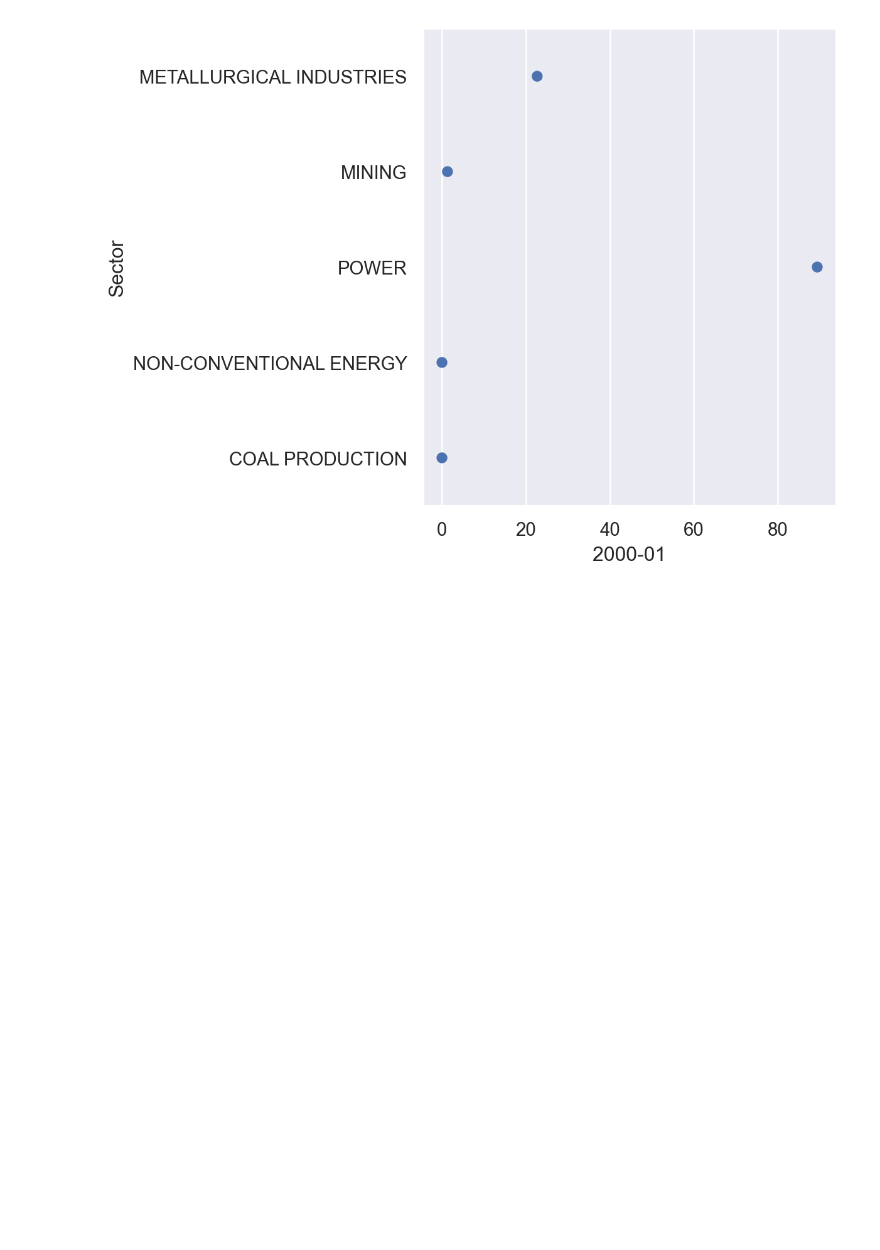
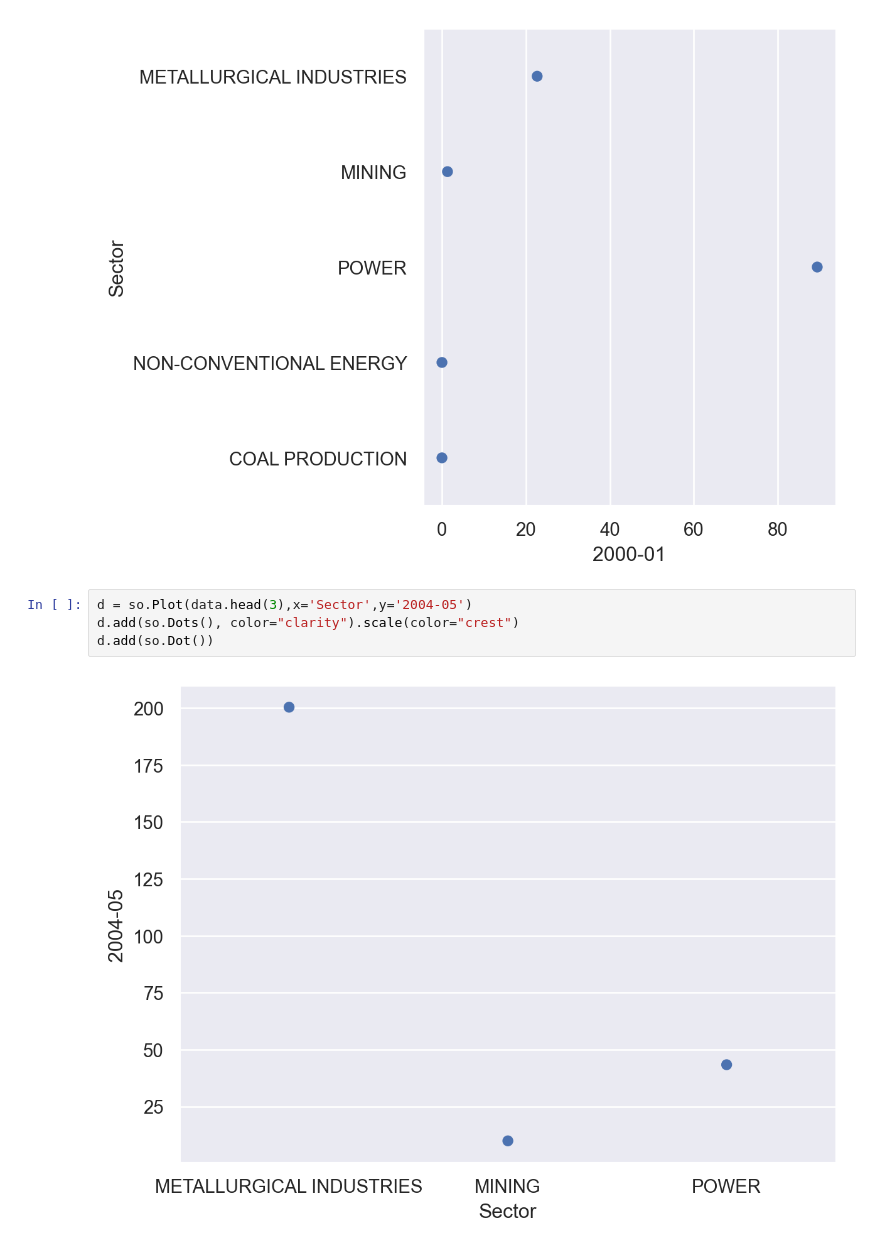
Before and after one commit to Apurv48/Foreign-Direct-Investment-Analytics, a Jupyter notebook: Foreign Direct Investment Analytics.ipynb, the cells around one changed output. Drawn from its saved outputs; the diff is of its cells as text; blank space fills up the shorter version.

```diff
--- a/Foreign Direct Investment Analytics.ipynb
+++ b/Foreign Direct Investment Analytics.ipynb
@@ -349,3 +349,9 @@ p = so.Plot(data.head(), "2000-01", "Sector").add(so.Dot())
 p
 # %% [output]
 [figure]
+# %%
+d = so.Plot(data.head(3),x='Sector',y='2004-05')
+d.add(so.Dots(), color="clarity").scale(color="crest")
+d.add(so.Dot())
+# %% [output]
+[figure, added]
```
Also changed, not shown: parts of 1 cell of this notebook.
